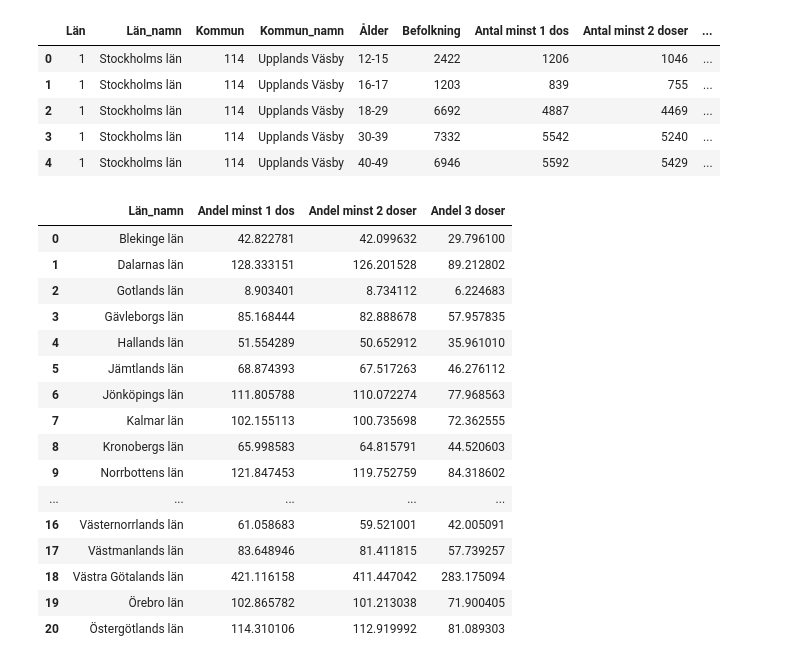
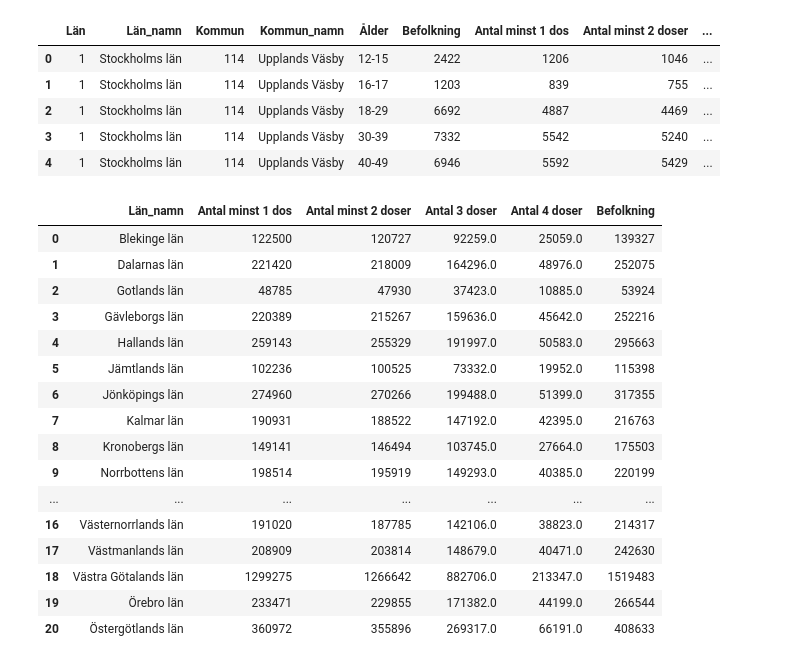
Before and after one commit to JoelOscarsson/Databehandling-JoelOscarsson, a Jupyter notebook: Laboration-1/Labb_1.ipynb, the cells around one changed output. Cells and saved outputs as stored; diff of their text form; code cells hidden in the pictures.

```diff
--- a/Laboration-1/Labb_1.ipynb
+++ b/Laboration-1/Labb_1.ipynb
@@ -431,25 +426,25 @@ vaccine.head()
 # %%
 #f) Rita stapeldiagram för andel med minst 1 dos per län, andel två doser per län och andel tre doser per län
 
 # Creating new DF grouped by share -> county
 vaccine_share_län = vaccine.groupby(
-    by="Län_namn")[["Andel minst 1 dos", "Andel minst 2 doser", "Andel 3 doser"]].sum(numeric_only=True).reset_index()
+    by="Län_namn")[["Antal minst 1 dos", "Antal minst 2 doser", "Antal 3 doser", "Antal 4 doser", "Befolkning"]].sum(numeric_only=True).reset_index()
 vaccine_share_län
 # %% [output]
-|  | Län_namn | Andel minst 1 dos | Andel minst 2 doser | Andel 3 doser |
-| 0 | Blekinge län | 42.822781 | 42.099632 | 29.796100 |
-| 1 | Dalarnas län | 128.333151 | 126.201528 | 89.212802 |
-| 2 | Gotlands län | 8.903401 | 8.734112 | 6.224683 |
-| 3 | Gävleborgs län | 85.168444 | 82.888678 | 57.957835 |
-| 4 | Hallands län | 51.554289 | 50.652912 | 35.961010 |
-| 5 | Jämtlands län | 68.874393 | 67.517263 | 46.276112 |
-| 6 | Jönköpings län | 111.805788 | 110.072274 | 77.968563 |
-| 7 | Kalmar län | 102.155113 | 100.735698 | 72.362555 |
-| 8 | Kronobergs län | 65.998583 | 64.815791 | 44.520603 |
-| 9 | Norrbottens län | 121.847453 | 119.752759 | 84.318602 |
-| ... | ... | ... | ... | ... |
-| 16 | Västernorrlands län | 61.058683 | 59.521001 | 42.005091 |
-| 17 | Västmanlands län | 83.648946 | 81.411815 | 57.739257 |
-| 18 | Västra Götalands län | 421.116158 | 411.447042 | 283.175094 |
-| 19 | Örebro län | 102.865782 | 101.213038 | 71.900405 |
-| 20 | Östergötlands län | 114.310106 | 112.919992 | 81.089303 |
+|  | Län_namn | Antal minst 1 dos | Antal minst 2 doser | Antal 3 doser | Antal 4 doser | Befolkning |
+| 0 | Blekinge län | 122500 | 120727 | 92259.0 | 25059.0 | 139327 |
+| 1 | Dalarnas län | 221420 | 218009 | 164296.0 | 48976.0 | 252075 |
+| 2 | Gotlands län | 48785 | 47930 | 37423.0 | 10885.0 | 53924 |
+| 3 | Gävleborgs län | 220389 | 215267 | 159636.0 | 45642.0 | 252216 |
+| 4 | Hallands län | 259143 | 255329 | 191997.0 | 50583.0 | 295663 |
+| 5 | Jämtlands län | 102236 | 100525 | 73332.0 | 19952.0 | 115398 |
+| 6 | Jönköpings län | 274960 | 270266 | 199488.0 | 51399.0 | 317355 |
+| 7 | Kalmar län | 190931 | 188522 | 147192.0 | 42395.0 | 216763 |
+| 8 | Kronobergs län | 149141 | 146494 | 103745.0 | 27664.0 | 175503 |
+| 9 | Norrbottens län | 198514 | 195919 | 149293.0 | 40385.0 | 220199 |
+| ... | ... | ... | ... | ... | ... | ... |
+| 16 | Västernorrlands län | 191020 | 187785 | 142106.0 | 38823.0 | 214317 |
+| 17 | Västmanlands län | 208909 | 203814 | 148679.0 | 40471.0 | 242630 |
+| 18 | Västra Götalands län | 1299275 | 1266642 | 882706.0 | 213347.0 | 1519483 |
+| 19 | Örebro län | 233471 | 229855 | 171382.0 | 44199.0 | 266544 |
+| 20 | Östergötlands län | 360972 | 355896 | 269317.0 | 66191.0 | 408633 |
```
Also changed, not shown: parts of 12 cells of this notebook, 10 other files.
